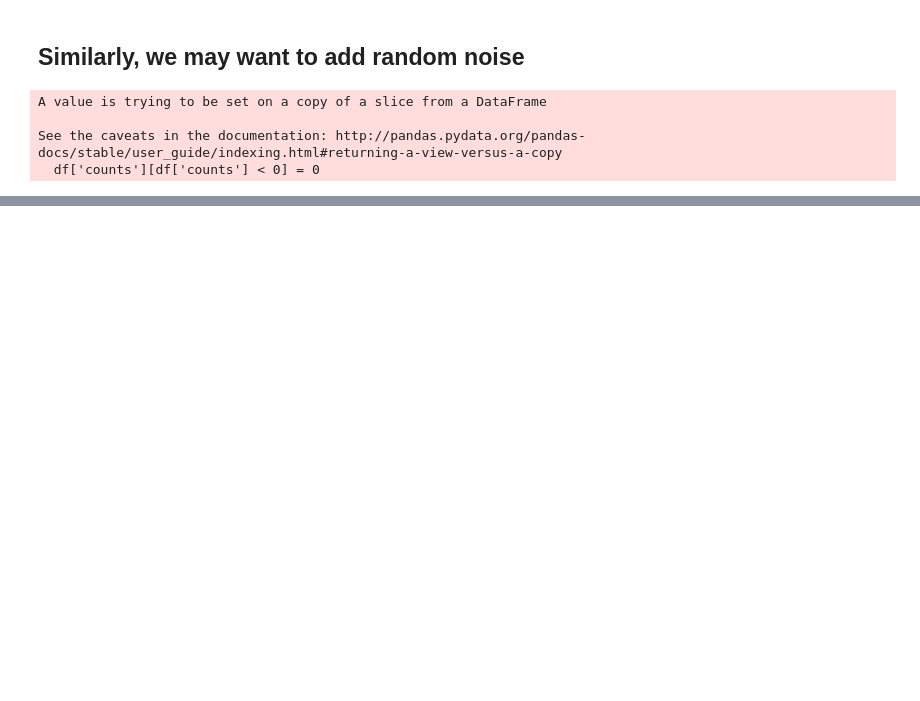
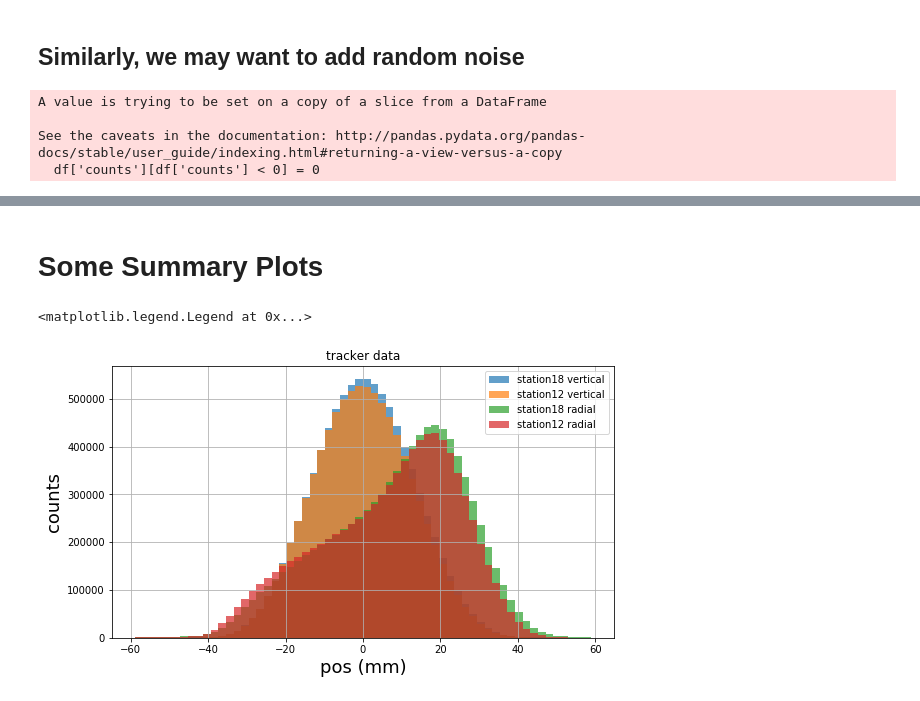
Before and after one commit to jasonbono/MuonConvolution, a Jupyter notebook: tracker_info/beam_moments_demo.ipynb, the cells around one changed output, grey strips where cells are left out. Drawn from its saved outputs; the diff is of its cells as text; code cells hidden in the pictures; blank space fills up the shorter version.

```diff
--- a/tracker_info/beam_moments_demo.ipynb
+++ b/tracker_info/beam_moments_demo.ipynb
@@ -142,0 +109,31 @@ plot_beam(df_tracker[df_tracker['Station']=='station12'])
+# %% [markdown]
+# Some Summary Plots
+# %%
+fig = plt.figure(figsize=(9,5))
+mask1 = df_tracker["Station"] == 'station12'
+mask2 = df_tracker["Station"] == 'station18'
+
+(df_tracker[mask2])["vertical"].plot(
+    kind="hist",weights=(df_tracker[mask2])['counts'],
+    bins=60,alpha=0.7,label='station18 vertical')
+
+(df_tracker[mask1])["vertical"].plot(
+    kind="hist",weights=(df_tracker[mask1])['counts'],
+    bins=60,alpha=0.7,label='station12 vertical')
+
+(df_tracker[mask2])["radial"].plot(
+    kind="hist",weights=(df_tracker[mask2])['counts'],
+    bins=60,alpha=0.7,label='station18 radial')
+
+(df_tracker[mask1])["radial"].plot(
+    kind="hist",weights=(df_tracker[mask1])['counts'],
+    bins=60,alpha=0.7,label='station12 radial')
+
+plt.grid()
+plt.xlabel('pos (mm)', fontsize=18)
+plt.ylabel('counts', fontsize=18)
+plt.title('tracker data')
+plt.legend()
+# %% [output]
+<matplotlib.legend.Legend at 0x...>
+[figure, added]
```
Also changed, not shown: parts of 20 cells of this notebook, 4 other files.
